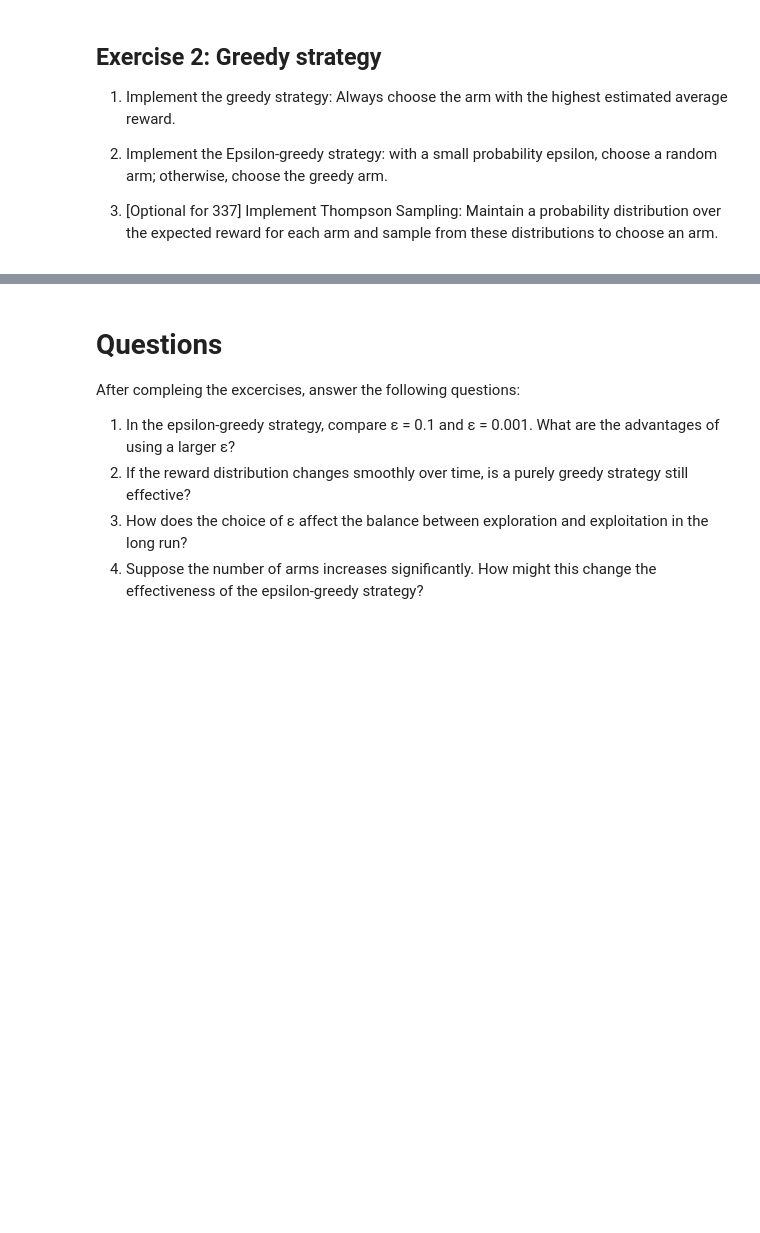
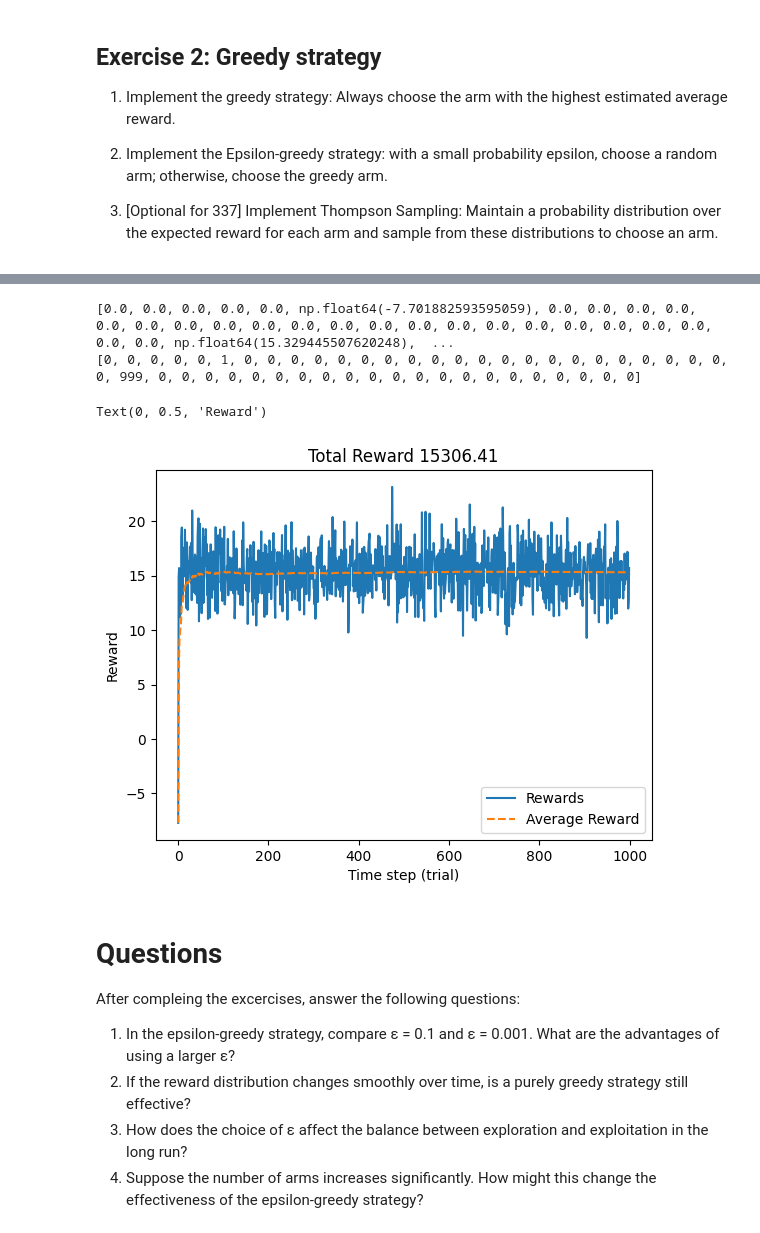
Before and after one commit to TongshuWu1/RL_CSE337_TonyWu, a Jupyter notebook: lab1_bandit.ipynb, the cells around one changed output, grey strips where cells are left out. Drawn from its saved outputs; the diff is of its cells as text; code cells hidden in the pictures; blank space fills up the shorter version.

```diff
--- a/lab1_bandit.ipynb
+++ b/lab1_bandit.ipynb
@@ -209,3 +209,63 @@ Text(0, 0.5, 'Reward')
+# %%
+import random
+# Rewards with tompson
+import numpy as np
+
+actions = [0] * K
+rewards = []
+rewards_ind = [[] for _ in range(K)]
+rewards_mean = [0.0] * K
+
+prior_mean = [0.0] * K
+prior_var = [1.0] * K
+
+for t in range(T):
+    sampled_thetas = []
+    for i in range(K):
+        n = actions[i]
+        if n > 0:
+            sample_mean = np.mean(rewards_ind[i])
+            post_var = 1.0 / (1.0/prior_var[i] + n/(bandit_std[i]**2))
+            post_mean = post_var * (prior_mean[i]/prior_var[i] + n*sample_mean/(bandit_std[i]**2))
+        else:
+            post_mean, post_var = prior_mean[i], prior_var[i]
+
+        theta = np.random.normal(post_mean, np.sqrt(post_var))
+        sampled_thetas.append(theta)
+
+
+    a = np.argmax(sampled_thetas)
+    actions[a] += 1
+
+
+    r = np.random.normal(bandit_mean[a], bandit_std[a])
+    rewards.append(r)
+    rewards_ind[a].append(r)
+
+    rewards_mean[a] = np.mean(rewards_ind[a])
+
+
+
+# Total reward
+print(rewards_mean)
+
+print(actions)
+total = sum(rewards)
+avg_reward = np.cumsum(rewards) / np.arange(1, len(rewards) + 1)
+
+# Plot results
+plot(rewards, label='Rewards')
+plot(avg_reward, '--', label='Average Reward')
+legend()
+title("Rewards")
+plt.title("Total Reward %.2f"%total)
+xlabel("Time step (trial)")
+ylabel("Reward")
+# %% [output]
+[0.0, 0.0, 0.0, 0.0, 0.0, np.float64(-7.701882593595059), 0.0, 0.0, 0.0, 0.0, 0.0, 0.0, 0.0, 0.0, 0.0, 0.0, 0.0, 0.0, 0.0, 0.0, 0.0, 0.0, 0.0, 0.0, 0.0, 0.0, 0.0, 0.0, np.float64(15.329445507620248),  ...
+[0, 0, 0, 0, 0, 1, 0, 0, 0, 0, 0, 0, 0, 0, 0, 0, 0, 0, 0, 0, 0, 0, 0, 0, 0, 0, 0, 0, 999, 0, 0, 0, 0, 0, 0, 0, 0, 0, 0, 0, 0, 0, 0, 0, 0, 0, 0, 0, 0, 0]
+Text(0, 0.5, 'Reward')
+[figure, added]
 # %% [markdown]
 # Questions
 After compleing the excercises, answer the following questions:
```
Also changed, not shown: parts of 2 cells of this notebook.
